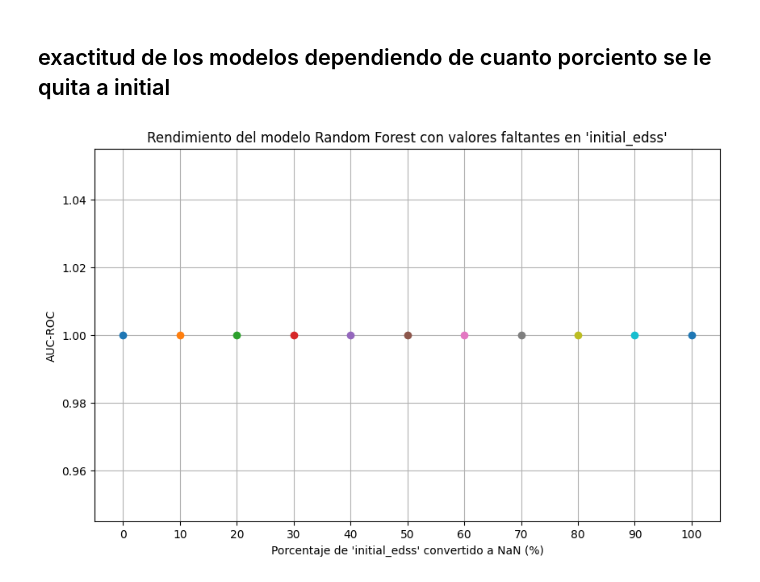
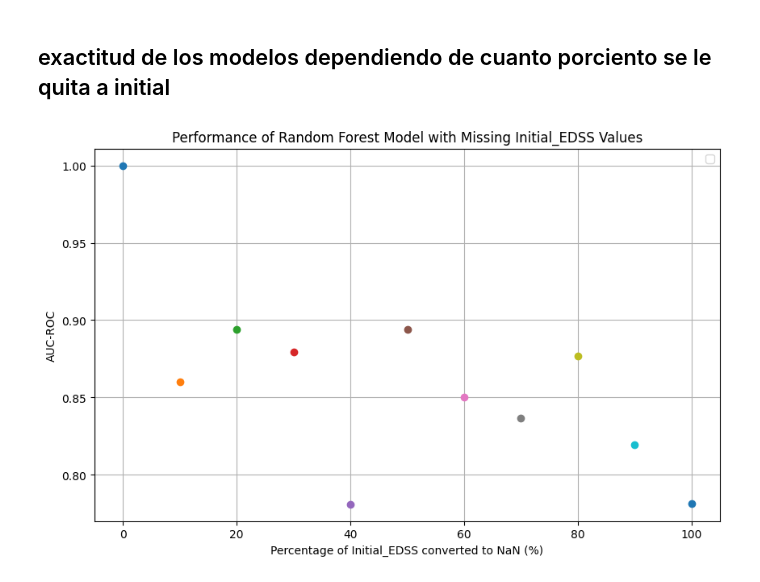
Before and after one commit to BertoloniLucas/SimaAI, a Jupyter notebook: models/M1-Random F. - imputando en initial_edss.ipynb, the cells around one changed output. Saved outputs shown, nothing was run; the diff lists cells and outputs as text; code cells hidden in the pictures.

Commit message:
Continuacion de modificacion de la columna Initial

```diff
--- a/models/M1-Random F. - imputando en initial_edss.ipynb
+++ b/models/M1-Random F. - imputando en initial_edss.ipynb
@@ -189,12 +161,53 @@ for porcentaje in porcentajes:
-# %%
-plt.figure(figsize=(10, 6))
-for i, porcentaje in enumerate(porcentajes):
-    plt.plot(porcentaje, auc_scores[i], 'o-')
-plt.xlabel("Porcentaje de 'initial_edss' convertido a NaN (%)")
-plt.ylabel("AUC-ROC")
-plt.title("Rendimiento del modelo Random Forest con valores faltantes en 'initial_edss'")
-plt.xticks(porcentajes)
-plt.grid(True)
-plt.show()
-# %% [output]
-[figure, removed]
+# %%
+# Function to shuffle and convert initial_edss to NaN
+def shuffle_and_convert_nan(dataM, percentage):
+  # Shuffle data
+  dataM = dataM.sample(frac=1)
+
+  has_initial = dataM[dataM['Initial_EDSS'].notnull()].index
+  num_to_convert = int(len(has_initial) * percentage / 100)
+
+  # Randomly select indices to convert to NaN
+  indices_to_convert = np.random.choice(has_initial, size=num_to_convert, replace=False)
+  dataM.loc[indices_to_convert, 'Initial_EDSS'] = np.nan
+
+  # Drop shuffled and converted data
+  X = dataM.drop('group', axis=1)
+  y = dataM['group']
+  X = X.drop('imputado?', axis=1)
+  return X, y
+
+# List to store AUC-ROC values
+auc_scores = []
+percentages = range(0, 101, 10)  # Percentages from 0% to 100% with 10% intervals
+
+# Loop through different percentages
+for percentage in percentages:
+  # Separate features, target, and shuffle/convert data
+  X, y = shuffle_and_convert_nan(dataM.copy(), percentage)
+  X_train, X_test, y_train, y_test = train_test_split(X, y, test_size=0.4, random_state=42)
+  X_val, X_test, y_val, y_test = train_test_split(X_test, y_test, test_size=0.5, random_state=42)
+
+
+  # Train
+  rf = RandomForestClassifier(random_state=42)
+  rf.fit(X_train, y_train)
+
+  # Evaluate
+  y_pred = rf.predict(X_val)
+  roc_auc = roc_auc_score(y_val, y_pred)
+  auc_scores.append(roc_auc)
+
+
+plt.figure(figsize=(10, 6))
+for i, percentage in enumerate(percentages):
+  plt.plot(percentages[i], auc_scores[i], 'o-',)
+
+plt.xlabel("Percentage of Initial_EDSS converted to NaN (%)")
+plt.ylabel("AUC-ROC")
+plt.title("Performance of Random Forest Model with Missing Initial_EDSS Values")
+plt.legend()
+plt.grid(True)
+plt.show()
+# %% [output]
+[figure, added]
```
Also changed, not shown: parts of 2 cells of this notebook.
